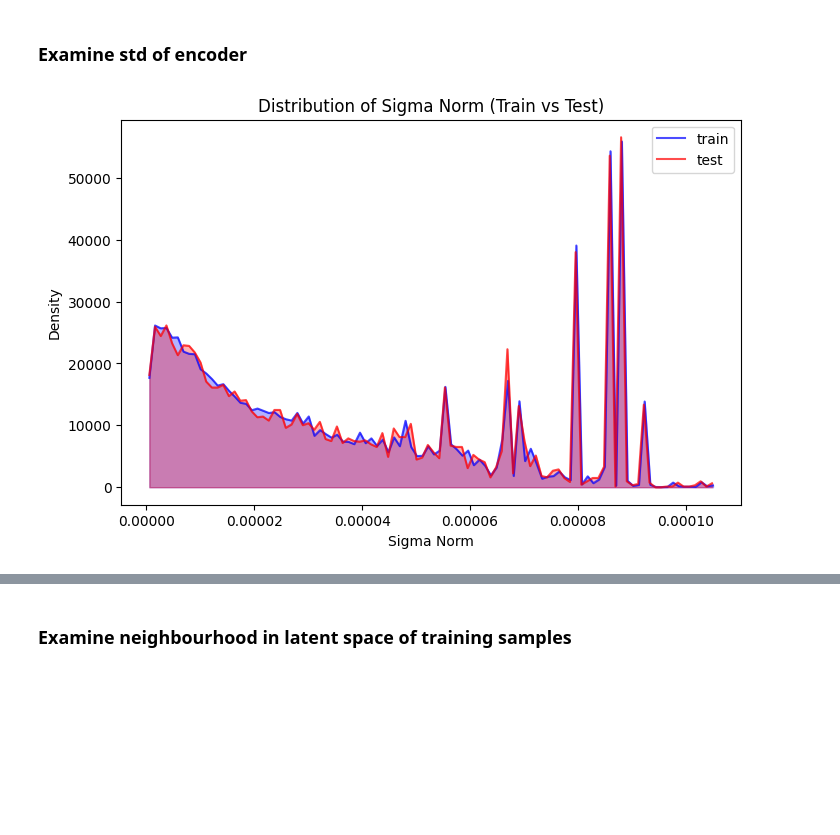
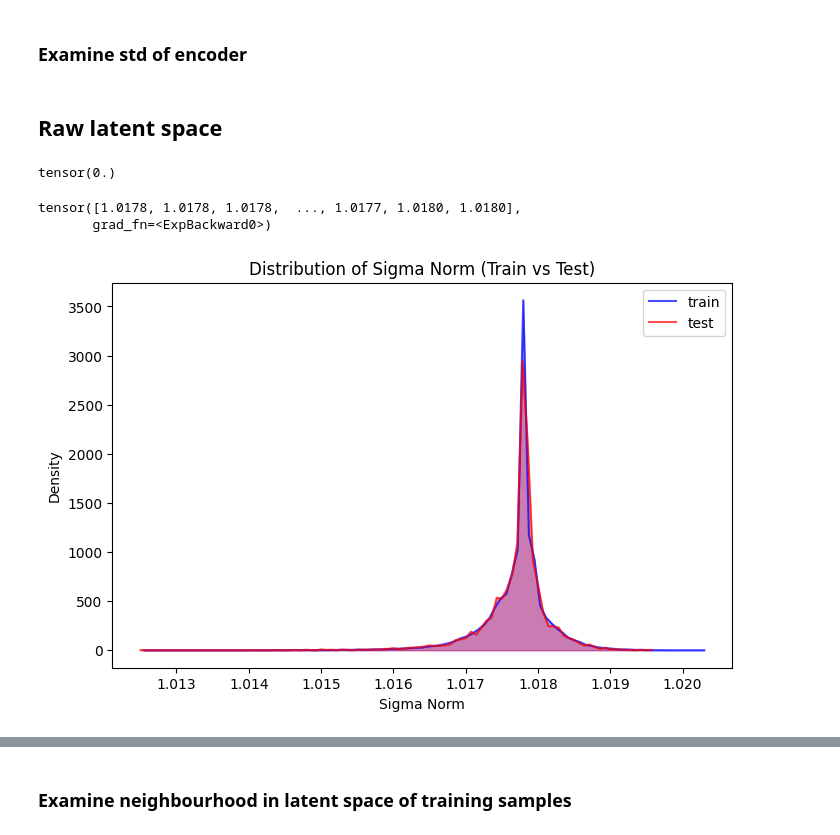
Before and after one commit to LuisCarretero/similar-expressions, a Jupyter notebook: src/downstream/latent_analysis.ipynb, the cells around one changed output, grey strips where cells are left out. Drawn from its saved outputs; the diff is of its cells as text; code cells hidden in the pictures; blank space fills up the shorter version.

Commit message:
Fixed sample bug (and misc)

```diff
--- a/src/downstream/latent_analysis.ipynb
+++ b/src/downstream/latent_analysis.ipynb
@@ -39,17 +39,17 @@ torch.manual_seed(41)
 
 # Load dataset
 datapath = '/Users/luis/Desktop/Cranmer 2024/Workplace/smallMutations/similar-expressions/data'
-syntax, consts, val_x, val, syntax_cats = load_dataset(datapath=datapath, name='dataset_240822_1')
+syntax, consts, val_x, val, syntax_cats = load_dataset(datapath=datapath, name='dataset_240817_2')
 data_syntax = np.concatenate([syntax, consts[:, :, np.newaxis]], axis=-1)
 value_transform = lambda x: torch.arcsinh(x)*0.1
 val_transformed = value_transform(torch.tensor(val)).detach().numpy()
 
 # Load model
-run = 'tlqyg40u'
+run = '0qbpqfk7'  # 'koxmwjg7'
 wandb_cache_path = f'/Users/luis/Desktop/Cranmer 2024/Workplace/smallMutations/similar-expressions/wandb_cache'
 with wandb.restore('model.pth', run_path=f"luis-carretero-eth-zurich/similar-expressions-01/runs/{run}", root=wandb_cache_path, replace=True) as io:
     name = io.name
-checkpoint = torch.load(name)
+checkpoint = torch.load(name, map_location='cpu')
 
 # Read the model parameters from the WandB config.yaml file
 with wandb.restore('config.yaml', run_path=f"luis-carretero-eth-zurich/similar-expressions-01/runs/{run}", root=wandb_cache_path, replace=True) as config_file:
@@ -57,6 +57,7 @@ with wandb.restore('config.yaml', run_path=f"luis-carretero-eth-zurich/similar-e
     cfg = {k: v['value'] for k, v in list(config.items()) if k not in ['wandb_version', '_wandb']}
     cfg = dict_to_config(cfg)
 
+cfg.training.device = 'cpu'
 vae_model = GrammarVAE(cfg)
 vae_model.load_state_dict(checkpoint['model_state_dict'])
 # %% [output]
@@ -68,6 +69,21 @@ Using updated value decoder 2.0!
 datapath = '/Users/luis/Desktop/Cranmer 2024/Workplace/smallMutations/similar-expressions/data'
 train_loader, test_loader, hashes = create_dataloader(datapath, 'dataset_240817_2', cfg, value_transform=lambda x: torch.arcsinh(x)*0.1)
 assert all([config['dataset_hashes']['value'][key] == hashes[key] for key in config['dataset_hashes']['value']]), "Error: Using different dataset than used for training."
+# %% [markdown]
+## Raw latent space
+# %%
+def kl(mu, sigma):
+    """KL divergence between two normal distributions"""
+    return torch.mean(-0.5 * torch.sum(1 + sigma - mu.pow(2) - sigma.exp(), 1))
+
+kl(torch.zeros([1, 1]), torch.ones([1, 1]).log())
+# %% [output]
+tensor(0.)
+# %%
+ln_var.norm(dim=1).exp()
+# %% [output]
+tensor([1.0178, 1.0178, 1.0178,  ..., 1.0177, 1.0180, 1.0180],
+       grad_fn=<ExpBackward0>)
 # %%
 BATCH_SIZE = 2**15
 
@@ -79,37 +95,47 @@ assert all([config['dataset_hashes']['value'][key] == hashes[key] for key in con
 
 
 sigma_norm_train = np.empty(len(train_loader.dataset))
+mu_train = np.empty([len(train_loader.dataset), cfg.model.z_size])
+z_train = np.empty([len(train_loader.dataset), cfg.model.z_size])
 for i, (x, _, _, _) in enumerate(train_loader):
     # x = torch.tensor(data_syntax[:(2**15), ...].transpose(0, 2, 1))
-    mu, sigma = vae_model.encoder(x)
-    res = sigma.norm(dim=1).detach().numpy()
+    mean, ln_var = vae_model.encoder(x)
+    z = vae_model.sample(mean, ln_var)
+    res = ln_var.norm(dim=1).exp().detach().numpy()
     sigma_norm_train[i*BATCH_SIZE:(i+1)*BATCH_SIZE] = res
+    mu_train[i*BATCH_SIZE:(i+1)*BATCH_SIZE, :] = mean.detach().numpy()
+    z_train[i*BATCH_SIZE:(i+1)*BATCH_SIZE, :] = z.detach().numpy()
 
 sigma_norm_test = np.empty(len(test_loader.dataset))
+mu_test = np.empty([len(test_loader.dataset), cfg.model.z_size])
+z_test = np.empty([len(test_loader.dataset), cfg.model.z_size])
 for i, (x, _, _, _) in enumerate(test_loader):
     # x = torch.tensor(data_syntax[:(2**15), ...].transpose(0, 2, 1))
-    mu, sigma = vae_model.encoder(x)
-    res = sigma.norm(dim=1).detach().numpy()
+    mean, ln_var = vae_model.encoder(x)
+    z = vae_model.sample(mean, ln_var)
+    res = ln_var.norm(dim=1).exp().detach().numpy()
     sigma_norm_test[i*BATCH_SIZE:(i+1)*BATCH_SIZE] = res
+    mu_test[i*BATCH_SIZE:(i+1)*BATCH_SIZE, :] = mean.detach().numpy()
+    z_test[i*BATCH_SIZE:(i+1)*BATCH_SIZE, :] = z.detach().numpy()
 
 # Calculate the histogram data without plotting
 train_hist, train_bins = np.histogram(sigma_norm_train, bins=100, density=True)
 test_hist, test_bins = np.histogram(sigma_norm_test, bins=100, density=True)
 
 # Calculate bin centers for plotting
 train_bin_centers = (train_bins[:-1] + train_bins[1:]) / 2
 test_bin_centers = (test_bins[:-1] + test_bins[1:]) / 2
 
 # Create a plot for direct comparison
 plt.figure(figsize=(8, 5))
 plt.plot(train_bin_centers, train_hist, label='train', color='blue', alpha=0.7)
 plt.plot(test_bin_centers, test_hist, label='test', color='red', alpha=0.7)
 plt.fill_between(train_bin_centers, train_hist, alpha=0.3, color='blue')
 plt.fill_between(test_bin_centers, test_hist, alpha=0.3, color='red')
 plt.xlabel('Sigma Norm')
 plt.ylabel('Density')
 plt.title('Distribution of Sigma Norm (Train vs Test)')
 plt.legend()
 plt.show()
 # %% [output]
-[figure, old version]
+[figure, new version]
```
Also changed, not shown: parts of 5 cells of this notebook, 6 other files.
